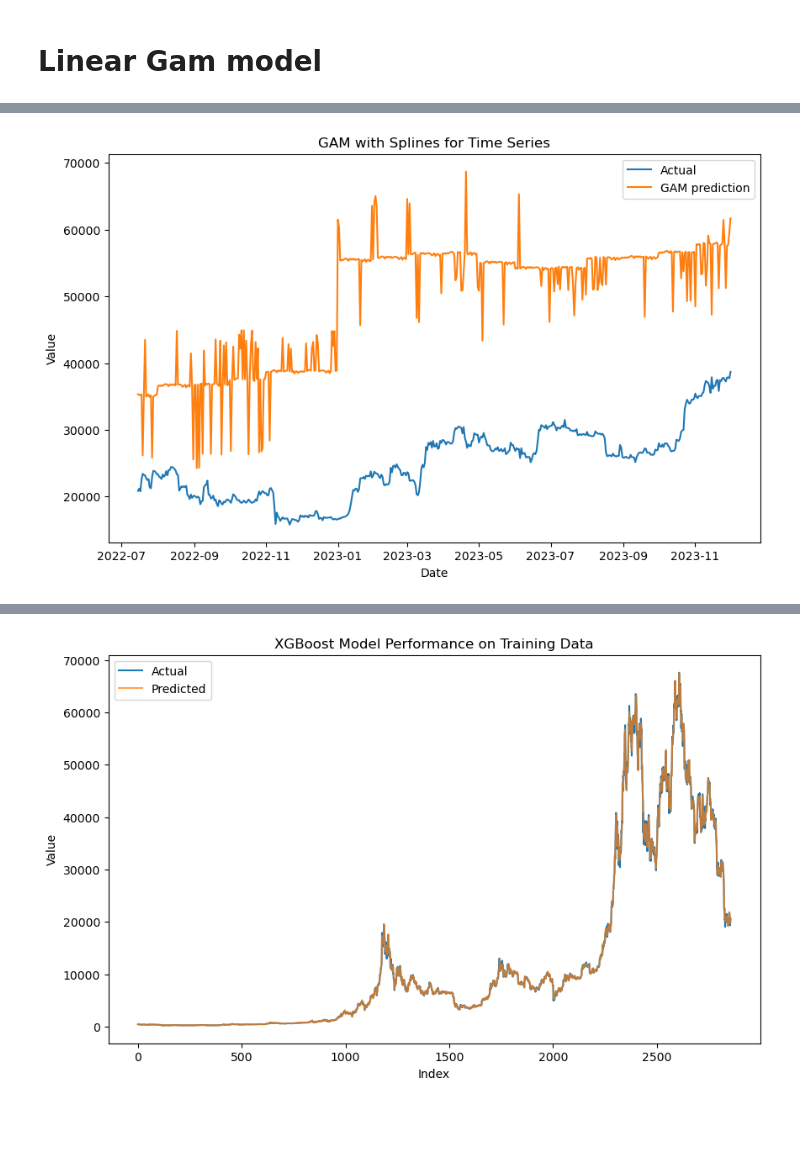
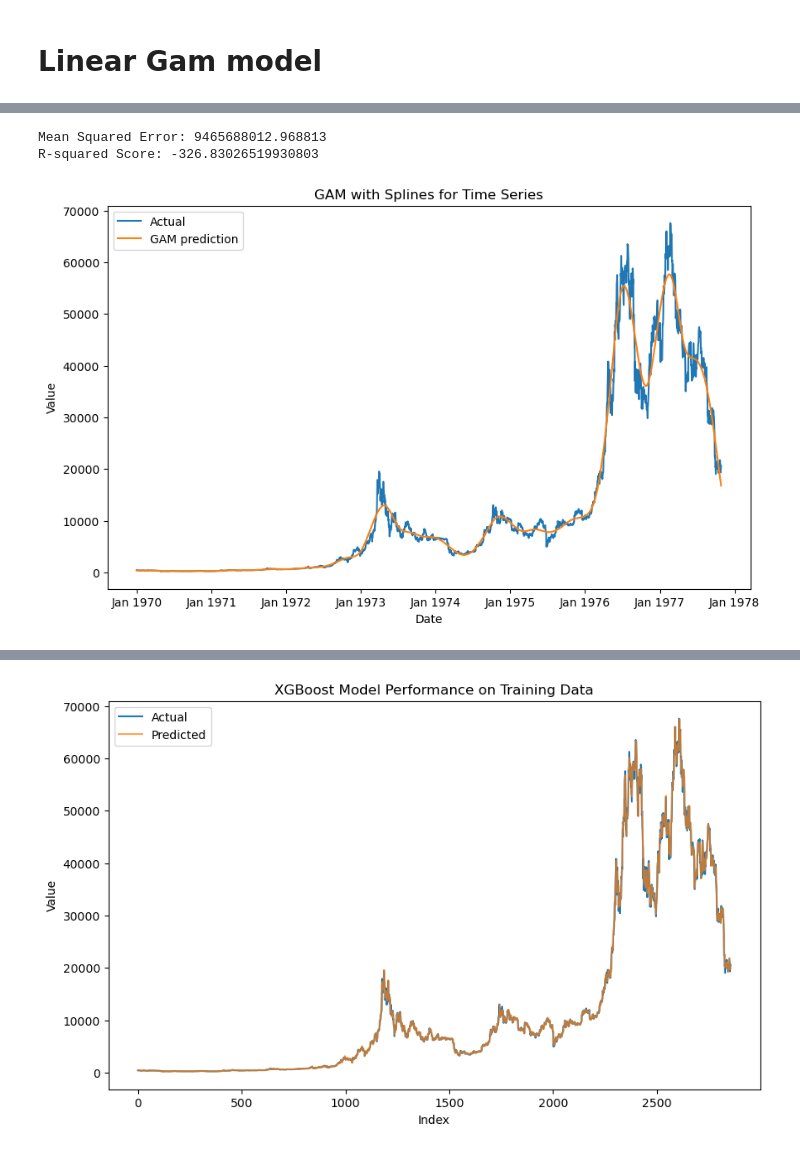
Before and after one commit to Action52/TimeSeriesAnalysis, a Jupyter notebook: Bitcoin-USD_full.ipynb, the cells around one changed output, grey strips where cells are left out. Drawn from its saved outputs; the diff is of its cells as text; code cells hidden in the pictures; blank space fills up the shorter version.

Commit message:
Add prophet model and switch GAM model to timestamp

```diff
--- a/Bitcoin-USD_full.ipynb
+++ b/Bitcoin-USD_full.ipynb
@@ -397,15 +281,38 @@ plt.show()
-# %%
-predictions = gam.predict(X_test)
-
-#plot the gam model
-plt.figure(figsize=(10, 6))
-plt.plot(test_data['date'], y_test, label='Actual')
-plt.plot(test_data['date'], predictions, label='GAM prediction')
-
-plt.legend()
-plt.xlabel('Date')
-plt.ylabel('Value')
-plt.title('GAM with Splines for Time Series')
-plt.show()
-# %% [output]
-[figure, removed]
+# %%
+#on timestamp
+X_train = train_data['timestamp'].values.reshape(-1, 1)
+X_test = test_data['timestamp'].values.reshape(-1, 1)
+y_train  = train_data['data'].values
+y_test  = test_data['data'].values
+# %%
+gam = LinearGAM(s(0,n_splines=50)).fit(X_train, y_train)
+# Making predictions
+y_pred = gam.predict(X_test)
+# %%
+mse = mean_squared_error(y_test, y_pred)
+r2 = r2_score(y_test, y_pred)
+
+print("Mean Squared Error:", mse)
+print("R-squared Score:", r2)
+# %% [output]
+Mean Squared Error: 9465688012.968813
+R-squared Score: -326.83026519930803
+# %%
+predictions_train = gam.predict(X_train)
+
+
+#plot the gam model
+plt.figure(figsize=(10, 6))
+plt.plot(y_train, label='Actual')
+plt.plot(predictions_train, label='GAM prediction')
+
+# Specify the frequency of ticks for months
+plt.gca().xaxis.set_major_formatter(mdates.DateFormatter('%b %Y'))
+plt.gca().xaxis.set_major_locator(mdates.YearLocator())
+plt.legend()
+plt.xlabel('Date')
+plt.ylabel('Value')
+plt.title('GAM with Splines for Time Series')
+plt.show()
+# %% [output]
+[figure, added]
```
Also changed, not shown: parts of 16 cells of this notebook.
